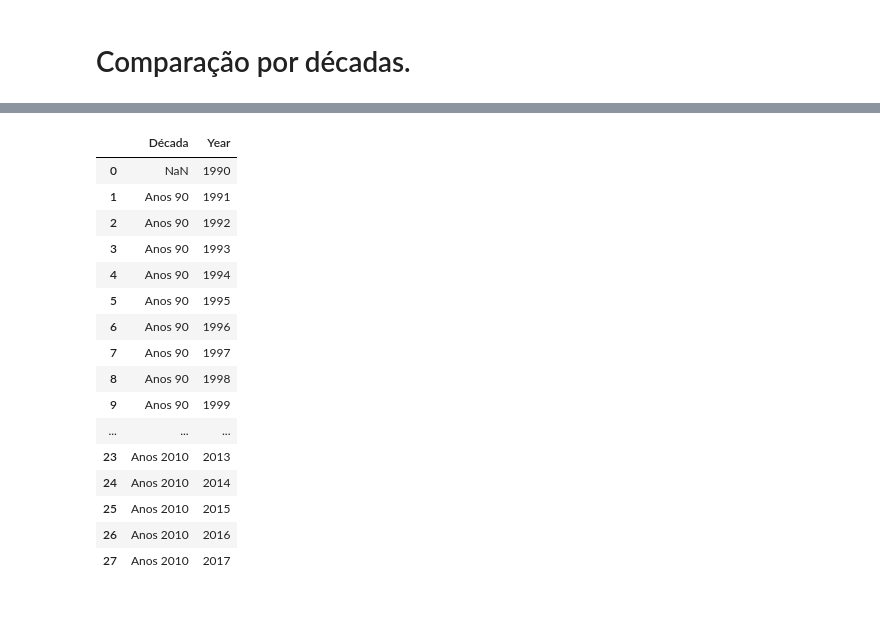
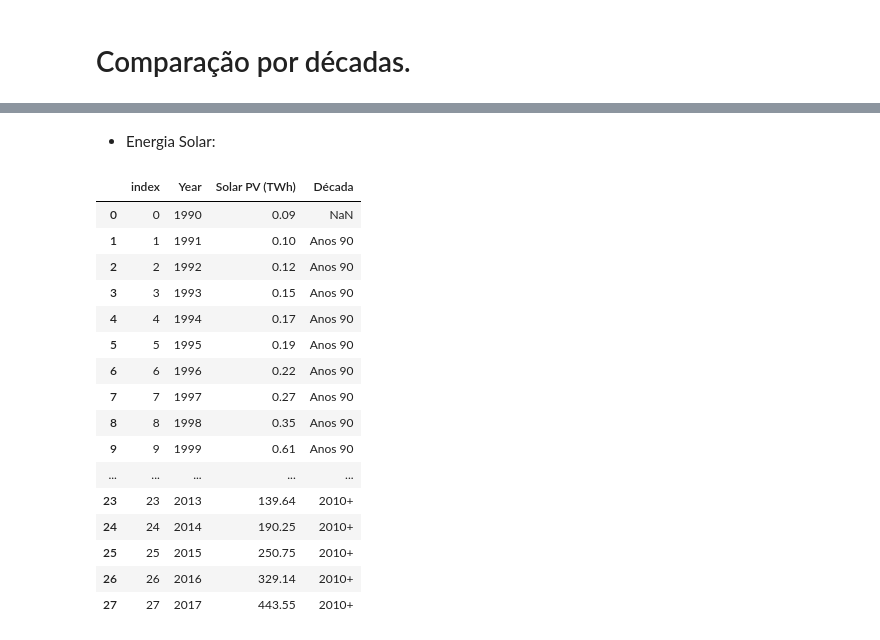
Before and after one commit to DanielMF14/analise_TWH_Continentes, a Jupyter notebook: Consumo_Energia_Renovavel.ipynb, the cells around one changed output, grey strips where cells are left out. Drawn from its saved outputs; the diff is of its cells as text; code cells hidden in the pictures; blank space fills up the shorter version.

```diff
--- a/Consumo_Energia_Renovavel.ipynb
+++ b/Consumo_Energia_Renovavel.ipynb
@@ -354,30 +418,30 @@ plt.show()
+# %% [markdown]
+* Energia Solar:
 # %%
-# Resertando o index:
-df_ER = df_ER.reset_index()
+df_Solar = df_Solar.reset_index()
 
-# Convertendo a coluna de anos para datetime:
-df_ER['Year'] = pd.to_datetime(df_ER['Year'], format='%Y').dt.year
+df_Solar['Year'] = pd.to_datetime(df_Solar['Year'], format='%Y').dt.year
 
-bins = [1990, 2000, 2010, 2020, float('inf')]  # Bins ajustados
-labels = ['Anos 90', 'Anos 2000', 'Anos 2010', 'Anos 2020+']  # Número de labels corresponde aos bins
-df_ER['Década'] = pd.cut(df_ER['Year'], bins=bins, labels=labels)
+intervalos = [1990, 2000, 2010, float('inf')]
+rotulos = ['Anos 90', 'Anos 2000', '2010+']
+df_Solar['Década'] = pd.cut(df_Solar['Year'], bins=intervalos, labels=rotulos)
 
-display(df_ER[['Década', 'Year']])
+df_Solar
 # %% [output]
-|  | Década | Year |
-| 0 | NaN | 1990 |
-| 1 | Anos 90 | 1991 |
-| 2 | Anos 90 | 1992 |
-| 3 | Anos 90 | 1993 |
-| 4 | Anos 90 | 1994 |
-| 5 | Anos 90 | 1995 |
-| 6 | Anos 90 | 1996 |
-| 7 | Anos 90 | 1997 |
-| 8 | Anos 90 | 1998 |
-| 9 | Anos 90 | 1999 |
-| ... | ... | ... |
-| 23 | Anos 2010 | 2013 |
-| 24 | Anos 2010 | 2014 |
-| 25 | Anos 2010 | 2015 |
-| 26 | Anos 2010 | 2016 |
-| 27 | Anos 2010 | 2017 |
+|  | index | Year | Solar PV (TWh) | Década |
+| 0 | 0 | 1990 | 0.09 | NaN |
+| 1 | 1 | 1991 | 0.10 | Anos 90 |
+| 2 | 2 | 1992 | 0.12 | Anos 90 |
+| 3 | 3 | 1993 | 0.15 | Anos 90 |
+| 4 | 4 | 1994 | 0.17 | Anos 90 |
+| 5 | 5 | 1995 | 0.19 | Anos 90 |
+| 6 | 6 | 1996 | 0.22 | Anos 90 |
+| 7 | 7 | 1997 | 0.27 | Anos 90 |
+| 8 | 8 | 1998 | 0.35 | Anos 90 |
+| 9 | 9 | 1999 | 0.61 | Anos 90 |
+| ... | ... | ... | ... | ... |
+| 23 | 23 | 2013 | 139.64 | 2010+ |
+| 24 | 24 | 2014 | 190.25 | 2010+ |
+| 25 | 25 | 2015 | 250.75 | 2010+ |
+| 26 | 26 | 2016 | 329.14 | 2010+ |
+| 27 | 27 | 2017 | 443.55 | 2010+ |
```
Also changed, not shown: parts of 17 cells of this notebook.
